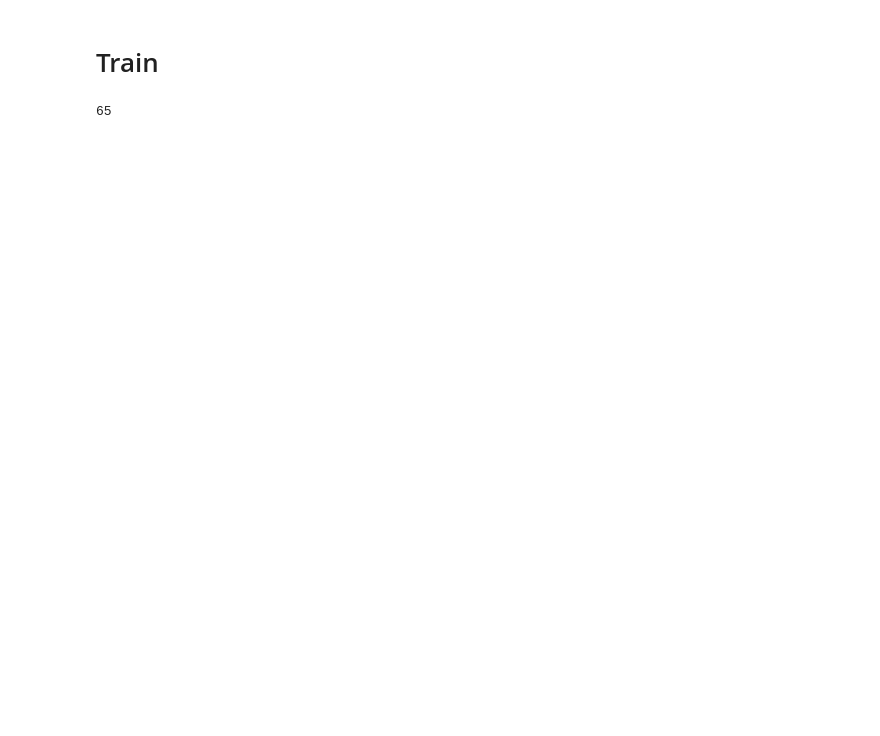
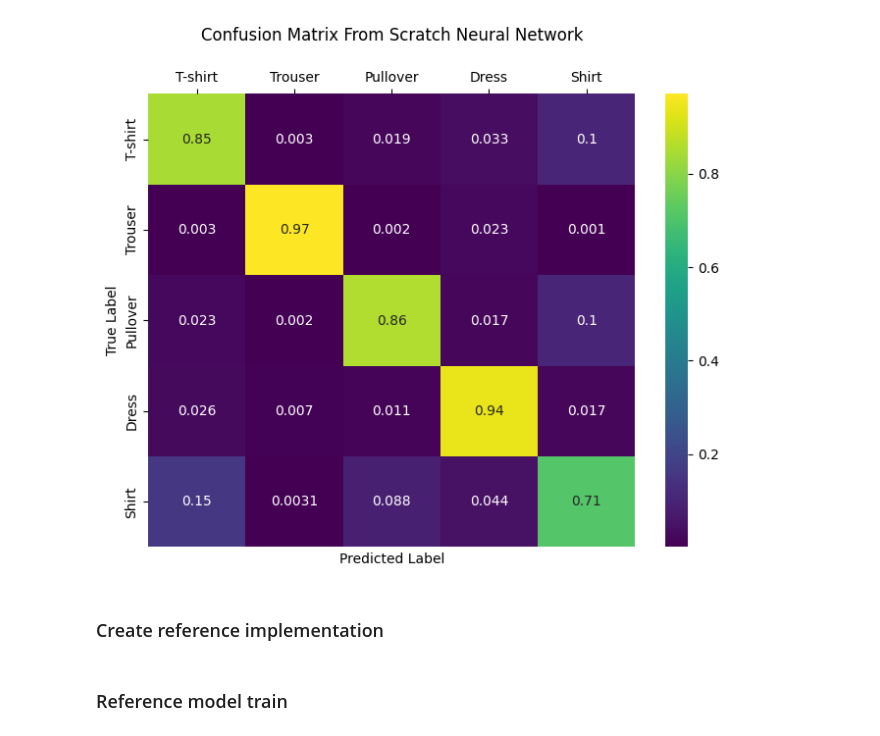
Before and after one commit to ikradnegyhusz/clothing_classifier, a Jupyter notebook: Final_repo/HP_forward_feed_nn.ipynb, the cells around one changed output. Cells and saved outputs as stored; diff of their text form; code cells hidden in the pictures; blank space fills up the shorter version.

```diff
--- a/Final_repo/HP_forward_feed_nn.ipynb
+++ b/Final_repo/HP_forward_feed_nn.ipynb
@@ -159,0 +99,2 @@ accuracy: 86.44% ± 1.08%
+# %%
+nn_results = testing.bootstrapping_test(model_filepath="models/forward_feed_nn_model.pkl")
@@ -160,3 +113,9 @@ accuracy: 86.44% ± 1.08%
+# %%
+testing.plot_confusion_matrix(nn_results["cm"],title="Confusion Matrix From Scratch Neural Network")
+# %% [output]
+[figure, added]
+# %% [markdown]
+### Create reference implementation
 # %%
 import tensorflow as tf
 from tensorflow.keras import Sequential
@@ -164,16 +123,6 @@ from tensorflow.keras.layers import Dense, Dropout
 from tensorflow.keras.optimizers import SGD
 from sklearn.model_selection import train_test_split
 import preprocessing as pre
-# %% [markdown]
-# Train
-# %%
-df = np.load('../data/fashion_train.npy')
-
-df = pre.preprocess(df)
-
-X_train, X_val, y_train, y_val = train_test_split(df[:,:-1], df[:,-1], test_size=0.2, random_state=42)
-
-print(X_train.shape[1])
-# %% [output]
-65
+# %% [markdown]
+### Reference model train
 # %%
```
Also changed, not shown: parts of 35 cells of this notebook, 9 other files.
